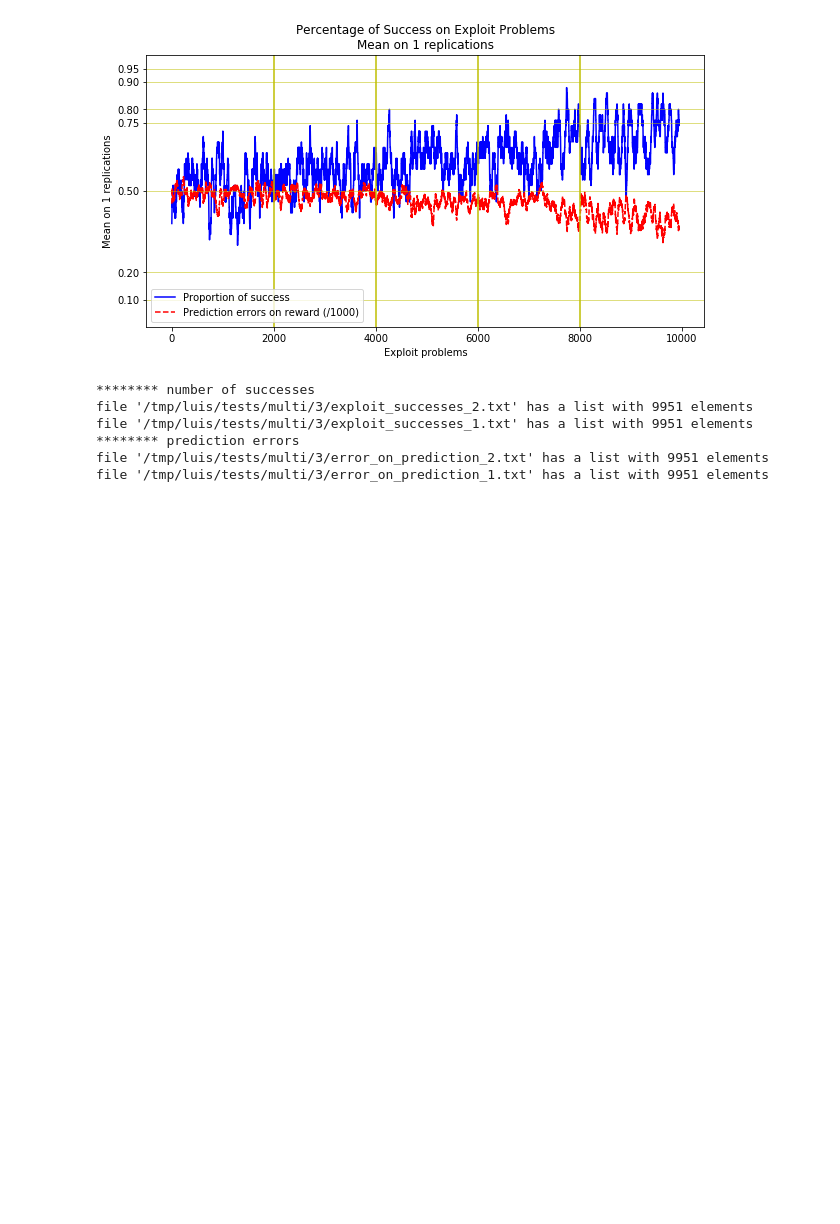
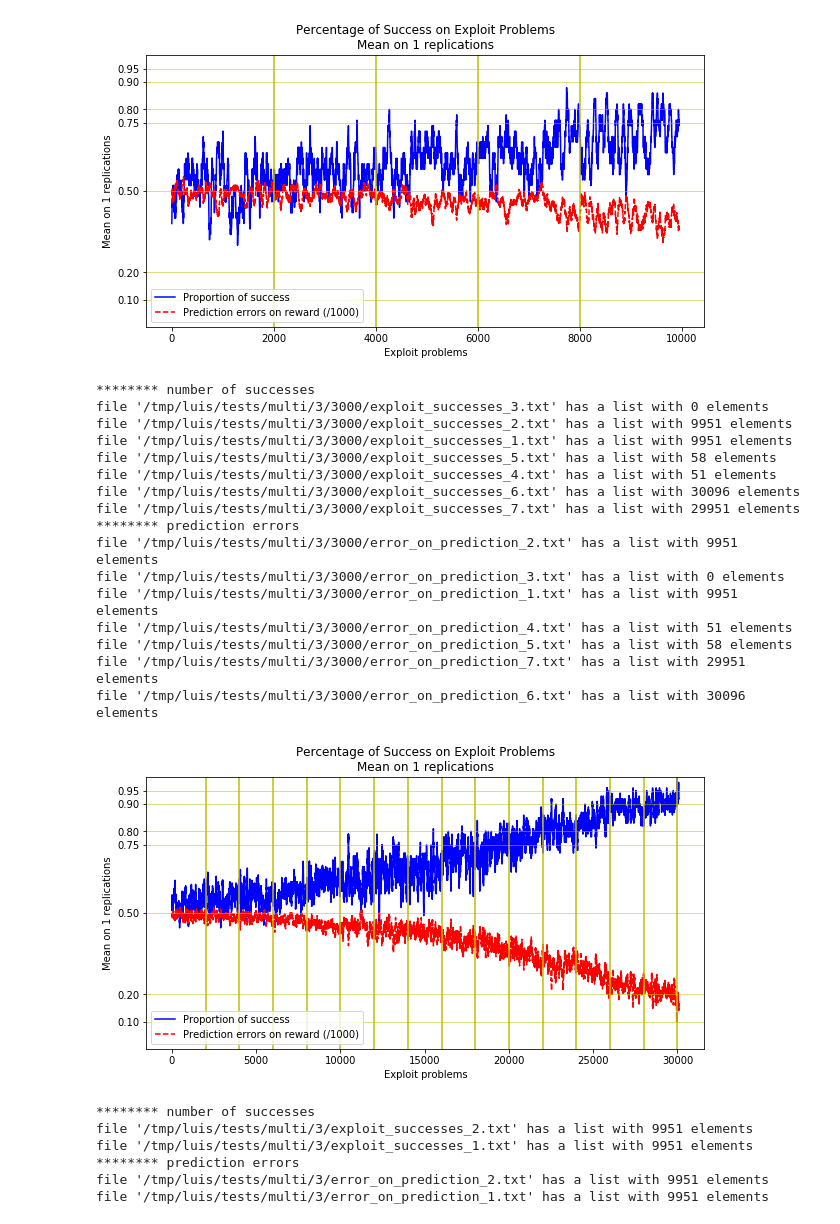
Before and after one commit to mamiriqbal1/xcs, a Jupyter notebook: xcs/input_encoding/real/Run2Multiplexer.ipynb, the cells around one changed output. Cells and saved outputs as stored; diff of their text form; code cells hidden in the pictures; blank space fills up the shorter version.

```diff
--- a/xcs/input_encoding/real/Run2Multiplexer.ipynb
+++ b/xcs/input_encoding/real/Run2Multiplexer.ipynb
@@ -153,6 +180,26 @@ file '/tmp/luis/tests/multi/3/5000/exploit_successes_1.txt' has a list with 9951
 ******** prediction errors
 file '/tmp/luis/tests/multi/3/5000/error_on_prediction_1.txt' has a list with 9951 elements
 [figure]
+# %%
+examine_and_plot(dir = '/tmp/luis/tests/multi/3/3000')
+# %% [output]
+******** number of successes
+file '/tmp/luis/tests/multi/3/3000/exploit_successes_3.txt' has a list with 0 elements
+file '/tmp/luis/tests/multi/3/3000/exploit_successes_2.txt' has a list with 9951 elements
+file '/tmp/luis/tests/multi/3/3000/exploit_successes_1.txt' has a list with 9951 elements
+file '/tmp/luis/tests/multi/3/3000/exploit_successes_5.txt' has a list with 58 elements
+file '/tmp/luis/tests/multi/3/3000/exploit_successes_4.txt' has a list with 51 elements
+file '/tmp/luis/tests/multi/3/3000/exploit_successes_6.txt' has a list with 30096 elements
+file '/tmp/luis/tests/multi/3/3000/exploit_successes_7.txt' has a list with 29951 elements
+******** prediction errors
+file '/tmp/luis/tests/multi/3/3000/error_on_prediction_2.txt' has a list with 9951 elements
+file '/tmp/luis/tests/multi/3/3000/error_on_prediction_3.txt' has a list with 0 elements
+file '/tmp/luis/tests/multi/3/3000/error_on_prediction_1.txt' has a list with 9951 elements
+file '/tmp/luis/tests/multi/3/3000/error_on_prediction_4.txt' has a list with 51 elements
+file '/tmp/luis/tests/multi/3/3000/error_on_prediction_5.txt' has a list with 58 elements
+file '/tmp/luis/tests/multi/3/3000/error_on_prediction_7.txt' has a list with 29951 elements
+file '/tmp/luis/tests/multi/3/3000/error_on_prediction_6.txt' has a list with 30096 elements
+[figure, added]
 # %%
 examine_and_plot(dir = '/tmp/luis/tests/multi/3')
 # %% [output]
```
Also changed, not shown: parts of 4 cells of this notebook, 12 other files.
